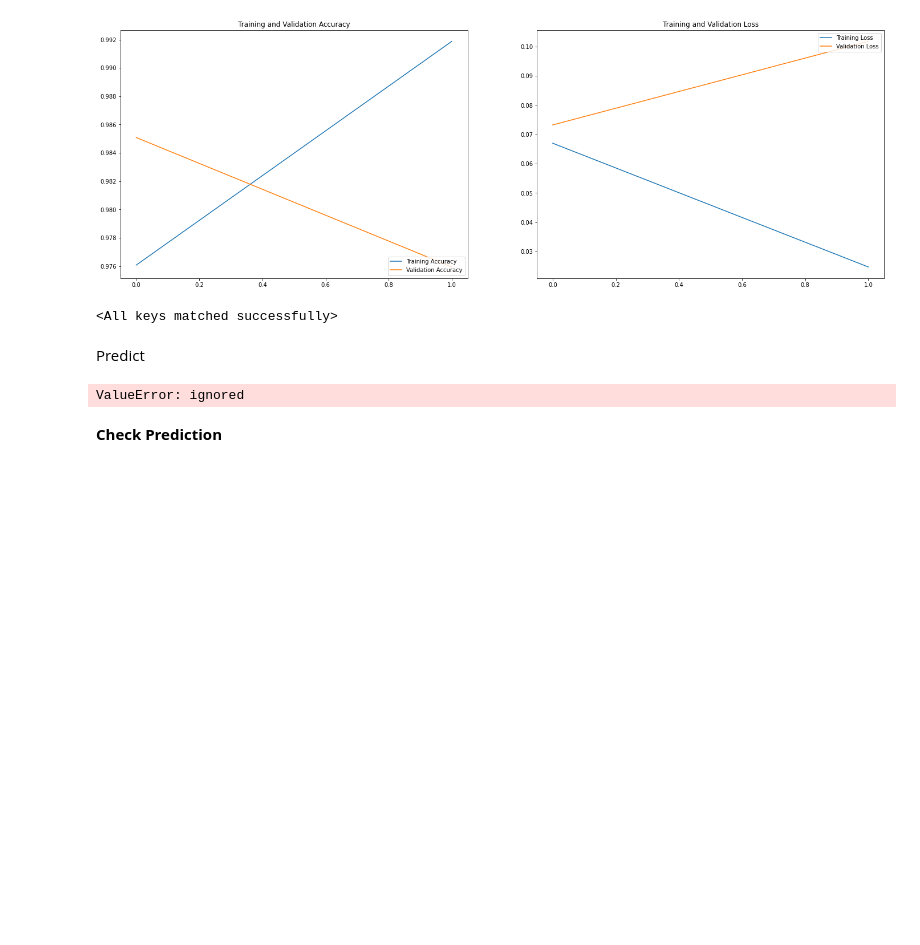
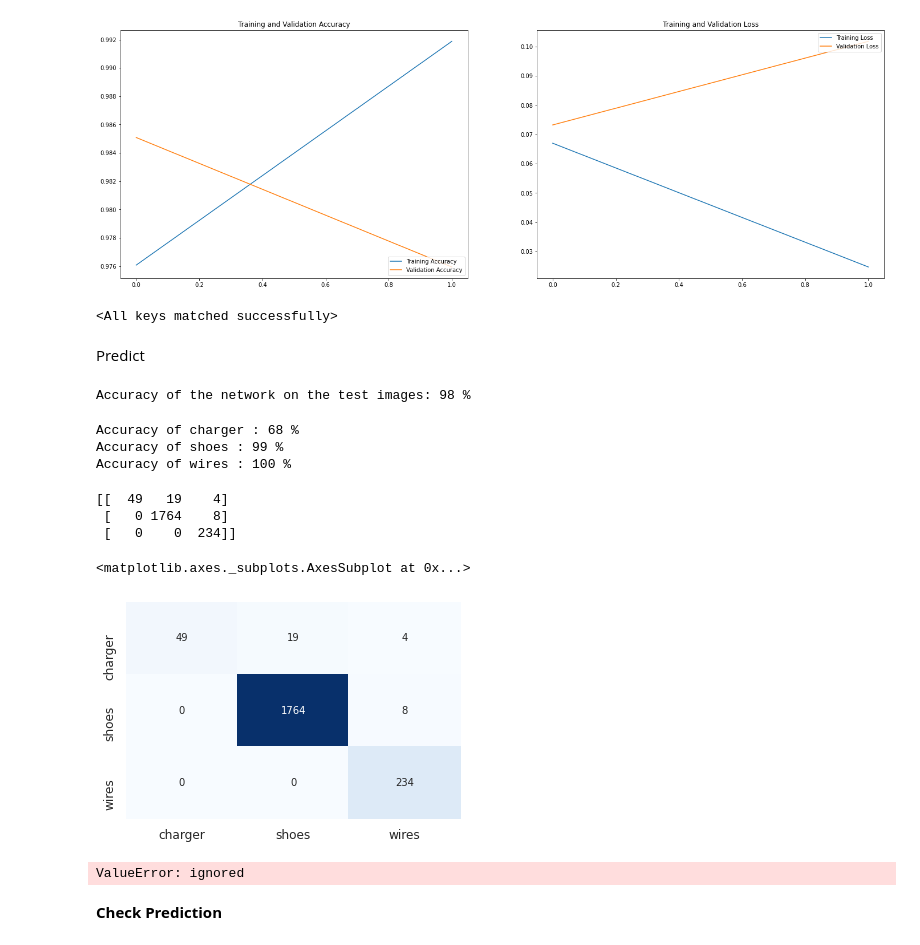
Before and after one commit to sathyamsn/samples, a Jupyter notebook: custom_classifier_mnet_v2.ipynb, the cells around one changed output. Saved outputs shown, nothing was run; the diff lists cells and outputs as text; code cells hidden in the pictures; blank space fills up the shorter version.

```diff
--- a/custom_classifier_mnet_v2.ipynb
+++ b/custom_classifier_mnet_v2.ipynb
@@ -431,0 +435,40 @@ with torch.no_grad():
+# %%
+#Test the accuracy with test data
+correct = 0
+total = 0
+with torch.no_grad():
+    for i, (inputs, labels) in enumerate(dataloaders_dict['val']):
+            inputs = inputs.to(device)
+            labels = labels.to(device)
+            outputs = model_ft(inputs)
+            _, predicted = torch.max(outputs.data, 1)
+            total += labels.size(0)
+            correct += (predicted == labels).sum().item()
+
+print('Accuracy of the network on the test images: %d %%' % (
+    100 * correct / total))
+# %% [output]
+Accuracy of the network on the test images: 98 %
+# %%
+#Class wise testing accuracy
+class_correct = list(0. for i in range(num_classes))
+class_total = list(0. for i in range(num_classes))
+with torch.no_grad():
+    for i, (inputs, labels) in enumerate(dataloaders_dict['val']):
+            inputs = inputs.to(device)
+            labels = labels.to(device)
+            outputs = model_ft(inputs)
+            _, predicted = torch.max(outputs, 1)
+            point = (predicted == labels).squeeze()
+            for j in range(len(labels)):
+                label = labels[j]
+                class_correct[label] += point[j].item()
+                class_total[label] += 1
+
+for i in range(num_classes):
+    print('Accuracy of %5s : %2d %%' % (
+        class_names[i], 100 * class_correct[i] / class_total[i]))
+# %% [output]
+Accuracy of charger : 68 %
+Accuracy of shoes : 99 %
+Accuracy of wires : 100 %
@@ -432,3 +477,29 @@ with torch.no_grad():
+# %%
+#Get the confusion matrix for testing data
+import torchnet.meter.confusionmeter as cm
+confusion_matrix = cm.ConfusionMeter(num_classes)
+with torch.no_grad():
+    for i, (inputs, labels) in enumerate(dataloaders_dict['val']):
+        inputs = inputs.to(device)
+        labels = labels.to(device)
+        outputs = model_ft(inputs)
+        _, predicted = torch.max(outputs, 1)
+        confusion_matrix.add(predicted, labels)
+    print(confusion_matrix.conf)
+# %% [output]
+[[  49   19    4]
+ [   0 1764    8]
+ [   0    0  234]]
+# %%
+#Confusion matrix as a heatmap
+import seaborn as sn
+con_m = confusion_matrix.conf
+df_con_m = pd.DataFrame(con_m, index= [i for i in class_names], columns = [i for i in class_names])
+sn.set(font_scale= 1.1)
+sn.heatmap(df_con_m, annot=True,fmt='g' ,  annot_kws={"size" : 10}, cbar = False, cmap="Blues")
+# %% [output]
+<matplotlib.axes._subplots.AxesSubplot at 0x...>
+[figure, added]
 # %%
 # train data file looks './train/dog.10435.jpg'
 # test data file looks './test/10435.jpg'
```
Also changed, not shown: parts of 3 cells of this notebook.
